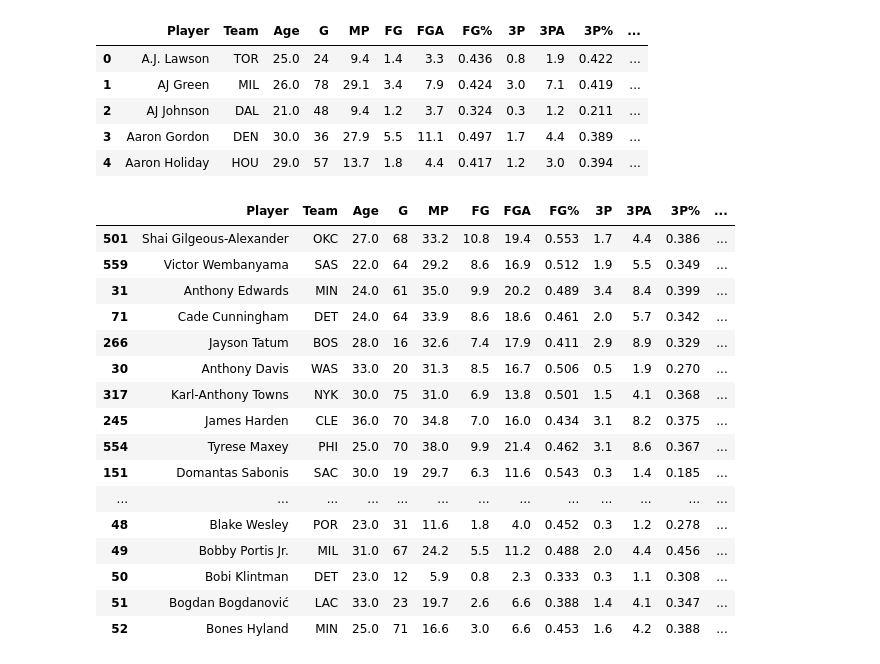
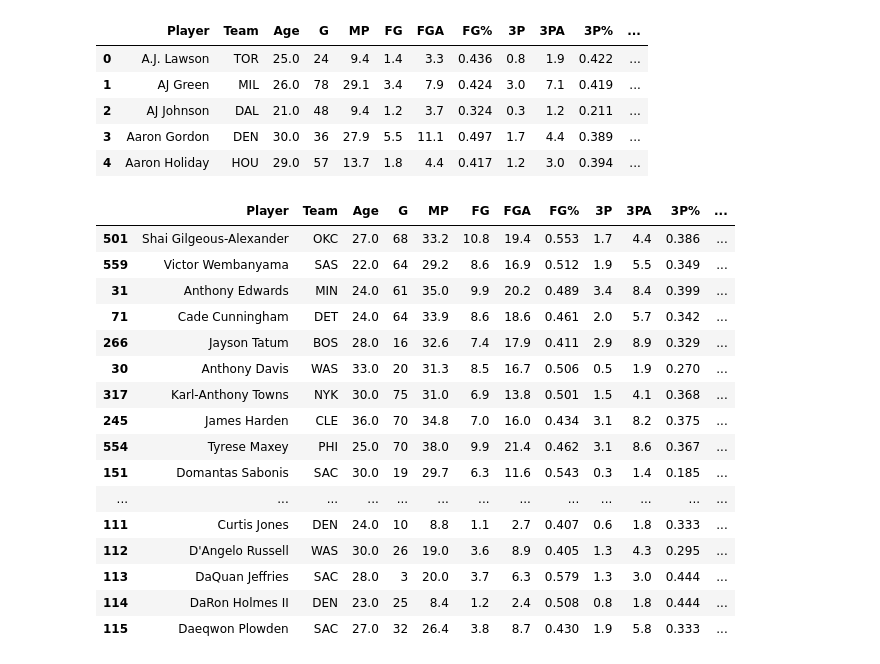
Before and after one commit to georgeboorman/nba-fantasy-trade-analyser, a Jupyter notebook: notebook.ipynb, the cells around one changed output. Saved outputs shown, nothing was run; the diff lists cells and outputs as text; code cells hidden in the pictures.

```diff
--- a/notebook.ipynb
+++ b/notebook.ipynb
@@ -63,24 +63,25 @@ df.head()
 | 4 | Aaron Holiday | HOU | 29.0 | 57 | 13.7 | 1.8 | 4.4 | 0.417 | 1.2 | 3.0 | 0.394 | ... |
 # %%
 df.sort_values(by='ADP', inplace=True)
-df.head(150)
-# %% [output]
-|  | Player | Team | Age | G | MP | FG | FGA | FG% | 3P | 3PA | 3P% | ... |
-| 501 | Shai Gilgeous-Alexander | OKC | 27.0 | 68 | 33.2 | 10.8 | 19.4 | 0.553 | 1.7 | 4.4 | 0.386 | ... |
-| 559 | Victor Wembanyama | SAS | 22.0 | 64 | 29.2 | 8.6 | 16.9 | 0.512 | 1.9 | 5.5 | 0.349 | ... |
-| 31 | Anthony Edwards | MIN | 24.0 | 61 | 35.0 | 9.9 | 20.2 | 0.489 | 3.4 | 8.4 | 0.399 | ... |
-| 71 | Cade Cunningham | DET | 24.0 | 64 | 33.9 | 8.6 | 18.6 | 0.461 | 2.0 | 5.7 | 0.342 | ... |
-| 266 | Jayson Tatum | BOS | 28.0 | 16 | 32.6 | 7.4 | 17.9 | 0.411 | 2.9 | 8.9 | 0.329 | ... |
-| 30 | Anthony Davis | WAS | 33.0 | 20 | 31.3 | 8.5 | 16.7 | 0.506 | 0.5 | 1.9 | 0.270 | ... |
-| 317 | Karl-Anthony Towns | NYK | 30.0 | 75 | 31.0 | 6.9 | 13.8 | 0.501 | 1.5 | 4.1 | 0.368 | ... |
-| 245 | James Harden | CLE | 36.0 | 70 | 34.8 | 7.0 | 16.0 | 0.434 | 3.1 | 8.2 | 0.375 | ... |
-| 554 | Tyrese Maxey | PHI | 25.0 | 70 | 38.0 | 9.9 | 21.4 | 0.462 | 3.1 | 8.6 | 0.367 | ... |
-| 151 | Domantas Sabonis | SAC | 30.0 | 19 | 29.7 | 6.3 | 11.6 | 0.543 | 0.3 | 1.4 | 0.185 | ... |
-| ... | ... | ... | ... | ... | ... | ... | ... | ... | ... | ... | ... | ... |
-| 48 | Blake Wesley | POR | 23.0 | 31 | 11.6 | 1.8 | 4.0 | 0.452 | 0.3 | 1.2 | 0.278 | ... |
-| 49 | Bobby Portis Jr. | MIL | 31.0 | 67 | 24.2 | 5.5 | 11.2 | 0.488 | 2.0 | 4.4 | 0.456 | ... |
-| 50 | Bobi Klintman | DET | 23.0 | 12 | 5.9 | 0.8 | 2.3 | 0.333 | 0.3 | 1.1 | 0.308 | ... |
-| 51 | Bogdan Bogdanović | LAC | 33.0 | 23 | 19.7 | 2.6 | 6.6 | 0.388 | 1.4 | 4.1 | 0.347 | ... |
-| 52 | Bones Hyland | MIN | 25.0 | 71 | 16.6 | 3.0 | 6.6 | 0.453 | 1.6 | 4.2 | 0.388 | ... |
+# %%
+df.head(200)
+# %% [output]
+|  | Player | Team | Age | G | MP | FG | FGA | FG% | 3P | 3PA | 3P% | ... |
+| 501 | Shai Gilgeous-Alexander | OKC | 27.0 | 68 | 33.2 | 10.8 | 19.4 | 0.553 | 1.7 | 4.4 | 0.386 | ... |
+| 559 | Victor Wembanyama | SAS | 22.0 | 64 | 29.2 | 8.6 | 16.9 | 0.512 | 1.9 | 5.5 | 0.349 | ... |
+| 31 | Anthony Edwards | MIN | 24.0 | 61 | 35.0 | 9.9 | 20.2 | 0.489 | 3.4 | 8.4 | 0.399 | ... |
+| 71 | Cade Cunningham | DET | 24.0 | 64 | 33.9 | 8.6 | 18.6 | 0.461 | 2.0 | 5.7 | 0.342 | ... |
+| 266 | Jayson Tatum | BOS | 28.0 | 16 | 32.6 | 7.4 | 17.9 | 0.411 | 2.9 | 8.9 | 0.329 | ... |
+| 30 | Anthony Davis | WAS | 33.0 | 20 | 31.3 | 8.5 | 16.7 | 0.506 | 0.5 | 1.9 | 0.270 | ... |
+| 317 | Karl-Anthony Towns | NYK | 30.0 | 75 | 31.0 | 6.9 | 13.8 | 0.501 | 1.5 | 4.1 | 0.368 | ... |
+| 245 | James Harden | CLE | 36.0 | 70 | 34.8 | 7.0 | 16.0 | 0.434 | 3.1 | 8.2 | 0.375 | ... |
+| 554 | Tyrese Maxey | PHI | 25.0 | 70 | 38.0 | 9.9 | 21.4 | 0.462 | 3.1 | 8.6 | 0.367 | ... |
+| 151 | Domantas Sabonis | SAC | 30.0 | 19 | 29.7 | 6.3 | 11.6 | 0.543 | 0.3 | 1.4 | 0.185 | ... |
+| ... | ... | ... | ... | ... | ... | ... | ... | ... | ... | ... | ... | ... |
+| 111 | Curtis Jones | DEN | 24.0 | 10 | 8.8 | 1.1 | 2.7 | 0.407 | 0.6 | 1.8 | 0.333 | ... |
+| 112 | D'Angelo Russell | WAS | 30.0 | 26 | 19.0 | 3.6 | 8.9 | 0.405 | 1.3 | 4.3 | 0.295 | ... |
+| 113 | DaQuan Jeffries | SAC | 28.0 | 3 | 20.0 | 3.7 | 6.3 | 0.579 | 1.3 | 3.0 | 0.444 | ... |
+| 114 | DaRon Holmes II | DEN | 23.0 | 25 | 8.4 | 1.2 | 2.4 | 0.508 | 0.8 | 1.8 | 0.444 | ... |
+| 115 | Daeqwon Plowden | SAC | 27.0 | 32 | 26.4 | 3.8 | 8.7 | 0.430 | 1.9 | 5.8 | 0.333 | ... |
 # %%
 df.to_csv('nba_player_averages_2026_with_adp.csv', index=False)
```
Also changed, not shown: parts of 2 cells of this notebook.
